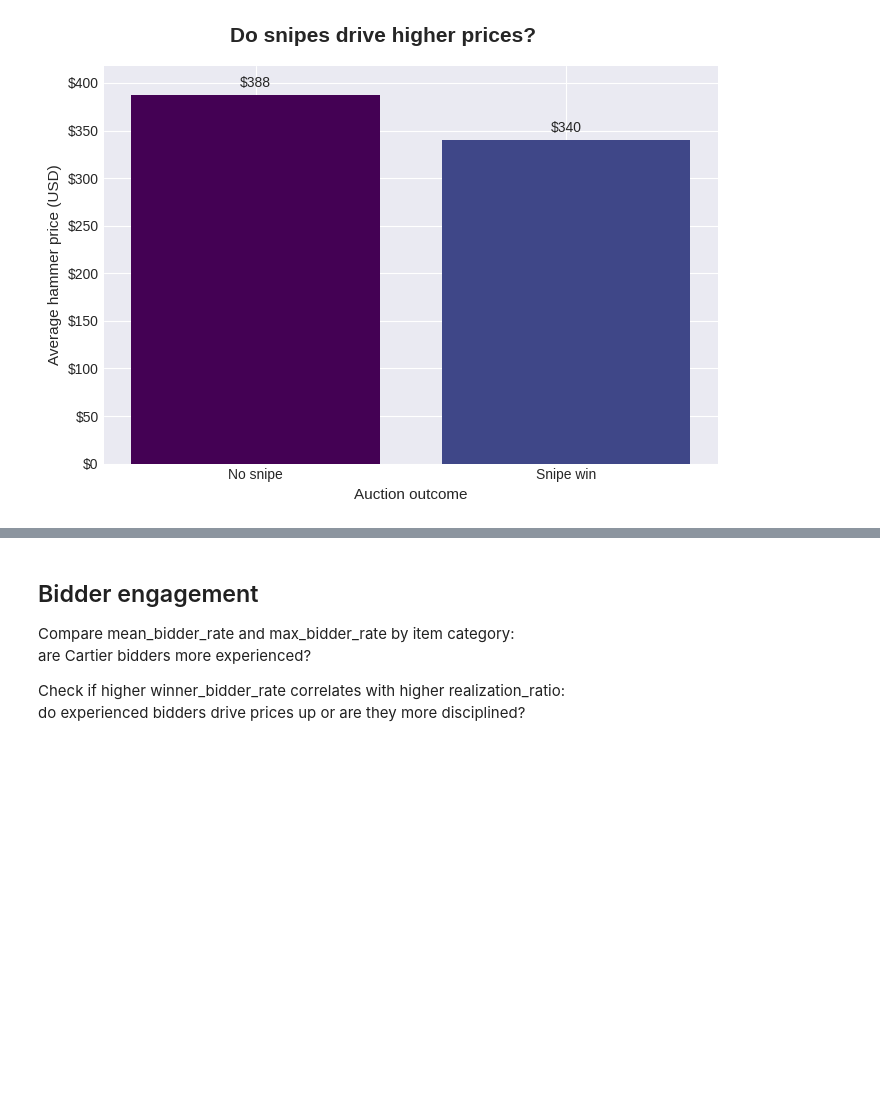
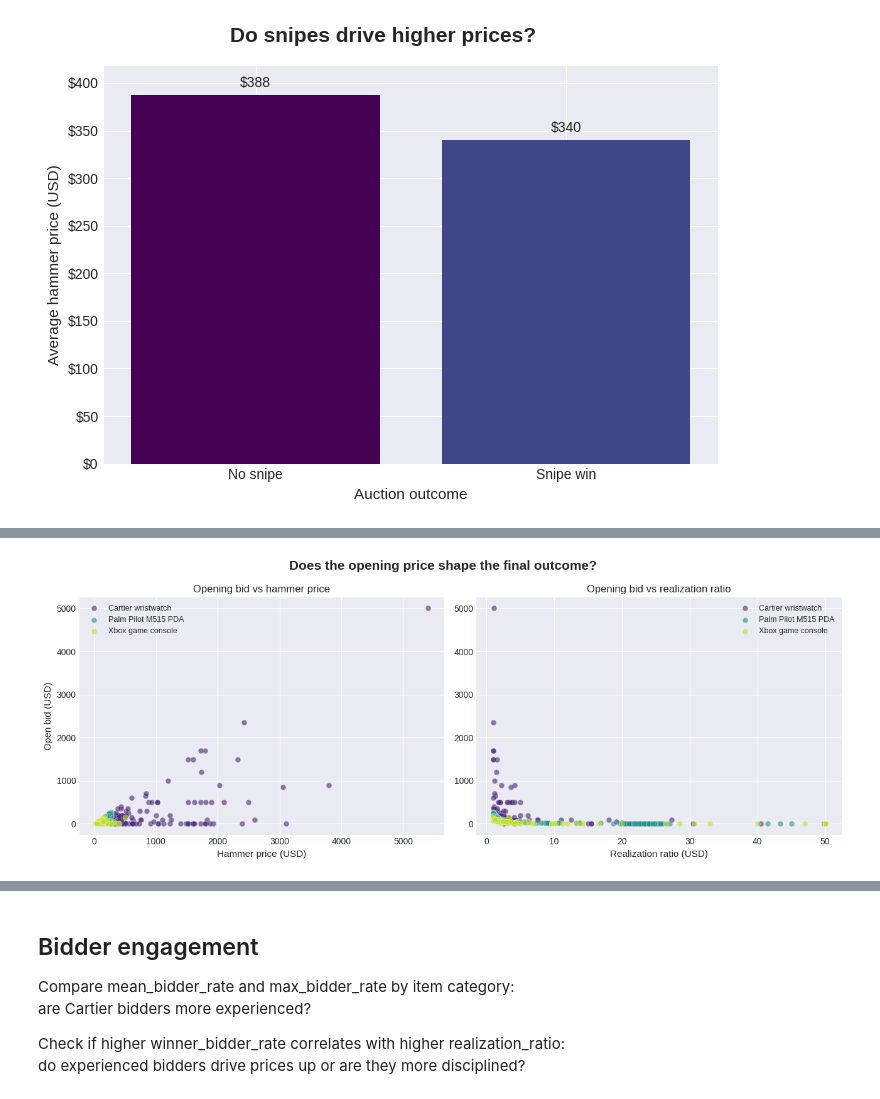
Before and after one commit to IreneGrisenti/Online_Auction_Analysis, a Jupyter notebook: notebooks/analysis.ipynb, the cells around one changed output, grey strips where cells are left out. Drawn from its saved outputs; the diff is of its cells as text; code cells hidden in the pictures; blank space fills up the shorter version.

Commit message:
draft for price discovery and estimates

```diff
--- a/notebooks/analysis.ipynb
+++ b/notebooks/analysis.ipynb
@@ -7,6 +7,7 @@ import matplotlib.cm as cm
 
 plt.style.use("seaborn-v0_8-darkgrid")
 PALETTE = [cm.viridis(i) for i in np.linspace(0, 0.85, 5)]
+ITEM_PALETTE = [cm.viridis(0.1), cm.viridis(0.5), cm.viridis(0.9)]
 # %% [markdown]
 ### Data Dictionary: Auction Lead Analysis
 
@@ -454,0 +477,50 @@ Grouping auctions into opening price bands (low/mid/high) and comparing average
+# %%
+fig6, axes = plt.subplots(1, 2, figsize=(13, 5))
+fig6.suptitle("Does the opening price shape the final outcome?", fontsize=15, fontweight="bold")
+
+items = auction_level_df["item"].unique()
+
+
+for item, color in zip(items, ITEM_PALETTE):
+    subset = auction_level_df[auction_level_df["item"] == item]
+    axes[0].scatter(
+        subset["hammer_price"],
+        subset["open_bid"],
+        label=item,
+        color=color,
+        alpha=0.6,
+        edgecolors="white",
+        linewidths=0.3,
+        s=40
+    )
+
+axes[0].set_title("Opening bid vs hammer price", fontsize=12)
+axes[0].set_xlabel("Hammer price (USD)", fontsize=11)
+axes[0].set_ylabel("Open bid (USD)", fontsize=11)
+axes[0].legend(fontsize=9)
+
+# ---
+
+for item, color in zip(items, ITEM_PALETTE):
+    subset = auction_level_df[auction_level_df["item"] == item]
+    axes[1].scatter(
+        subset["realization_ratio_capped"],
+        subset["open_bid"],
+        label=item,
+        color=color,
+        alpha=0.6,
+        edgecolors="white",
+        linewidths=0.3,
+        s=40
+    )
+
+axes[1].set_title("Opening bid vs realization ratio", fontsize=12)
+axes[1].set_xlabel("Realization ratio (USD)", fontsize=11)
+axes[1].legend(fontsize=9)
+
+
+plt.tight_layout()
+plt.savefig("../img/06_open_bid_scatter.png")
+plt.show()
+# %% [output]
+[figure, added]
```
Also changed, not shown: parts of 20 cells of this notebook, 10 other files.
